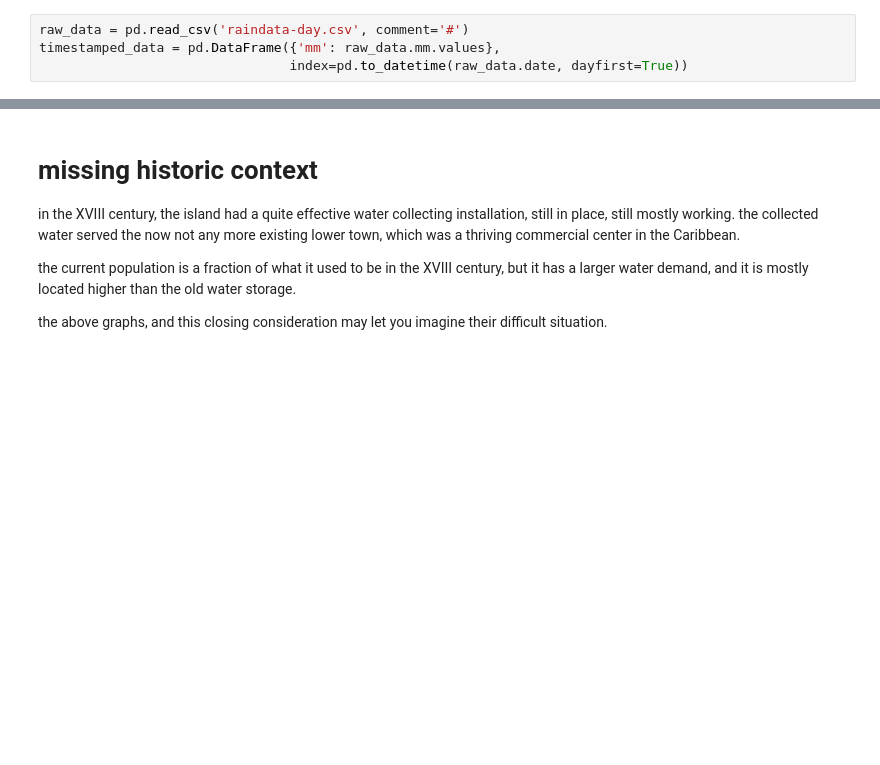
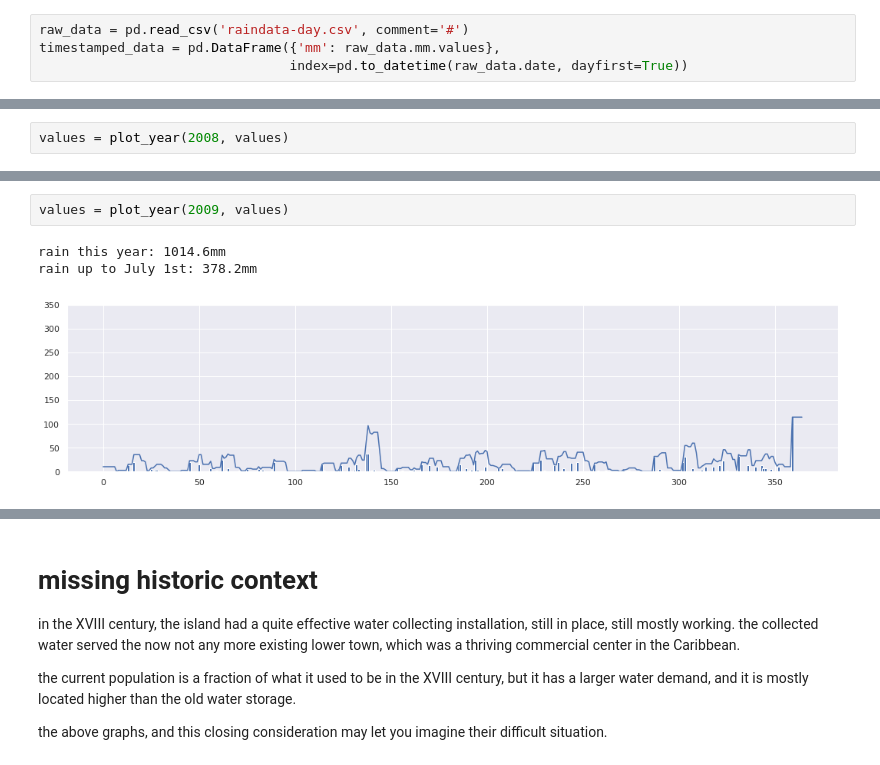
Before and after one commit to mfrasca/notebooks, a Jupyter notebook: SintEustatius/RainData.ipynb, the cells around one changed output, grey strips where cells are left out. Cells and saved outputs as stored; diff of their text form; blank space fills up the shorter version.

```diff
--- a/SintEustatius/RainData.ipynb
+++ b/SintEustatius/RainData.ipynb
@@ -110,0 +81,2 @@ rain up to July 1st: 295.6mm
+# %%
+values = plot_year(2008, values)
@@ -110,0 +87,6 @@ rain up to July 1st: 295.6mm
+# %%
+values = plot_year(2009, values)
+# %% [output]
+rain this year: 1014.6mm
+rain up to July 1st: 378.2mm
+[figure, added]
```
Also changed, not shown: parts of 18 cells of this notebook.
